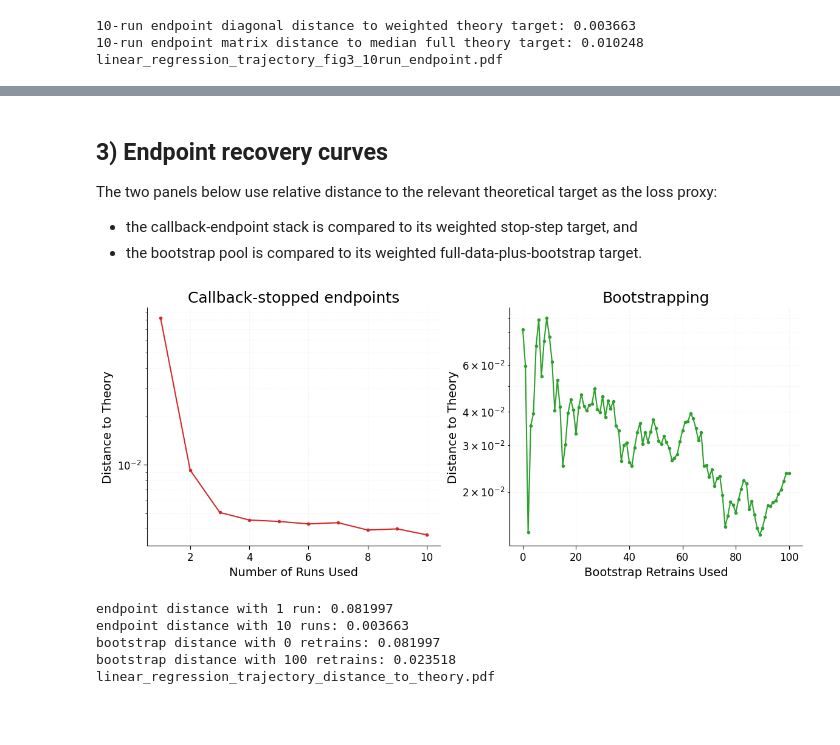
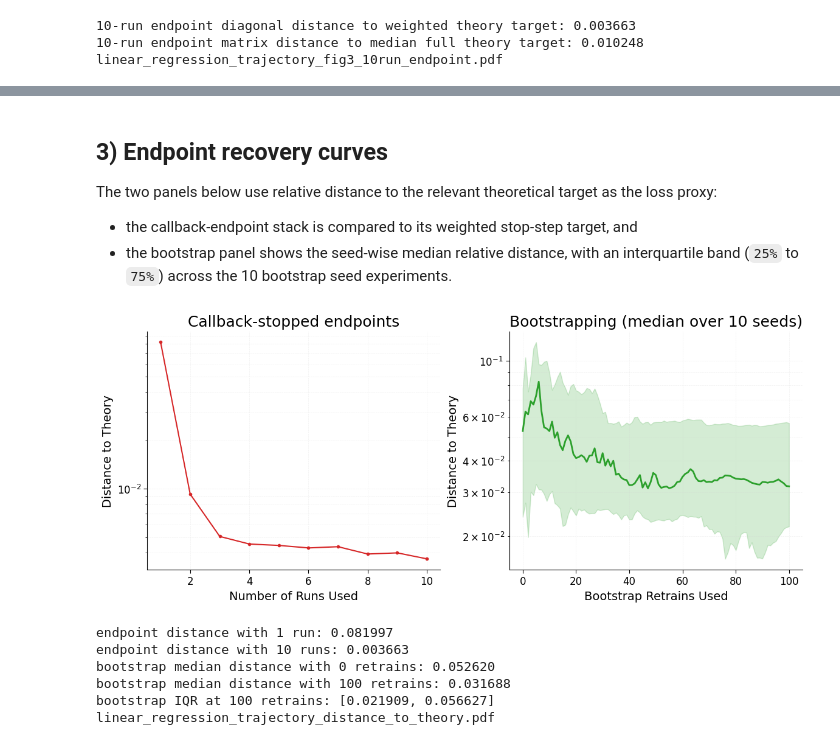
Before and after one commit to jrudoler/estimating-implicit-regularization, a Jupyter notebook: notebooks/linear-regression-trajectory.ipynb, the cells around one changed output, grey strips where cells are left out. Saved outputs shown, nothing was run; the diff lists cells and outputs as text; code cells hidden in the pictures; blank space fills up the shorter version.

```diff
--- a/notebooks/linear-regression-trajectory.ipynb
+++ b/notebooks/linear-regression-trajectory.ipynb
@@ -520,7 +610,7 @@ linear_regression_trajectory_fig3_bootstrap.pdf
 The two panels below use relative distance to the relevant theoretical target as the loss proxy:
 
 - the callback-endpoint stack is compared to its weighted stop-step target, and
-- the bootstrap pool is compared to its weighted full-data-plus-bootstrap target.
+- the bootstrap panel shows the seed-wise median relative distance, with an interquartile band (`25%` to `75%`) across the 10 bootstrap seed experiments.
 # %%
 run_counts = torch.arange(1, NUM_RUNS + 1)
 run_distances = torch.empty(NUM_RUNS)
@@ -530,53 +620,61 @@ for i, m in enumerate(run_counts.tolist()):
     theory_m = lambda_theory_points[:m]
     lam_m = fit_diag_from_endpoints(theta_m, target_m, m)
     theory_target_m = weighted_theory_diag(theta_m, theory_m)
     run_distances[i] = relative_distance(lam_m, theory_target_m)
 
-bootstrap_counts = torch.arange(0, BOOTSTRAP_REPLICATES + 1)
-bootstrap_distances = torch.empty(len(bootstrap_counts))
-for i, b in enumerate(bootstrap_counts.tolist()):
-    points_used = b + 1
-    theta_m = theta_bootstrap[:points_used]
-    target_m = bootstrap_targets[:points_used]
-    theory_m = lambda_bootstrap_points[:points_used]
-    lam_m = fit_diag_from_endpoints(theta_m, target_m, points_used)
-    theory_target_m = weighted_theory_diag(theta_m, theory_m)
-    bootstrap_distances[i] = relative_distance(lam_m, theory_target_m)
+bootstrap_distance_points = torch.stack([experiment["bootstrap_distances"] for experiment in bootstrap_experiments])
+bootstrap_distance_median = torch.quantile(bootstrap_distance_points, 0.5, dim=0)
+bootstrap_distance_q1 = torch.quantile(bootstrap_distance_points, 0.25, dim=0)
+bootstrap_distance_q3 = torch.quantile(bootstrap_distance_points, 0.75, dim=0)
 
 fig_dist_path = FIG_DIR / "linear_regression_trajectory_distance_to_theory.pdf"
 fig, axes = plt.subplots(1, 2, figsize=(11.6, 4.8), constrained_layout=True)
 
 plot_curve_panel(
     axes[0],
     run_counts.numpy(),
     run_distances.numpy(),
     title="Callback-stopped endpoints",
     xlabel="Number of Runs Used",
     color="#d62728",
 )
 
-plot_curve_panel(
-    axes[1],
+axes[1].semilogy(
     bootstrap_counts.numpy(),
-    bootstrap_distances.numpy(),
-    title="Bootstrapping",
-    xlabel="Bootstrap Retrains Used",
+    bootstrap_distance_median.numpy(),
     color="#2ca02c",
+    linewidth=2.0,
 )
+axes[1].fill_between(
+    bootstrap_counts.numpy(),
+    bootstrap_distance_q1.numpy(),
+    bootstrap_distance_q3.numpy(),
+    color="#2ca02c",
+    alpha=0.2,
+)
+axes[1].set_title(f"Bootstrapping (median over {len(bootstrap_experiments)} seeds)")
+axes[1].set_xlabel("Bootstrap Retrains Used")
+axes[1].set_ylabel("Distance to Theory")
+axes[1].grid(alpha=0.3, which="both")
 
 fig.savefig(fig_dist_path, bbox_inches="tight")
 display(fig)
 plt.close(fig)
 
 print(f"endpoint distance with 1 run: {run_distances[0].item():.6f}")
 print(f"endpoint distance with {NUM_RUNS} runs: {run_distances[-1].item():.6f}")
-print(f"bootstrap distance with 0 retrains: {bootstrap_distances[0].item():.6f}")
-print(f"bootstrap distance with {BOOTSTRAP_REPLICATES} retrains: {bootstrap_distances[-1].item():.6f}")
+print(f"bootstrap median distance with 0 retrains: {bootstrap_distance_median[0].item():.6f}")
+print(f"bootstrap median distance with {BOOTSTRAP_REPLICATES} retrains: {bootstrap_distance_median[-1].item():.6f}")
+print(
+    f"bootstrap IQR at {BOOTSTRAP_REPLICATES} retrains: "
+    f"[{bootstrap_distance_q1[-1].item():.6f}, {bootstrap_distance_q3[-1].item():.6f}]"
+)
 print(fig_dist_path.name)
 # %% [output]
-[figure, old version]
+[figure, new version]
 endpoint distance with 1 run: 0.081997
 endpoint distance with 10 runs: 0.003663
-bootstrap distance with 0 retrains: 0.081997
-bootstrap distance with 100 retrains: 0.023518
+bootstrap median distance with 0 retrains: 0.052620
+bootstrap median distance with 100 retrains: 0.031688
+bootstrap IQR at 100 retrains: [0.021909, 0.056627]
 linear_regression_trajectory_distance_to_theory.pdf
```
Also changed, not shown: parts of 8 cells of this notebook, 10 other files.
